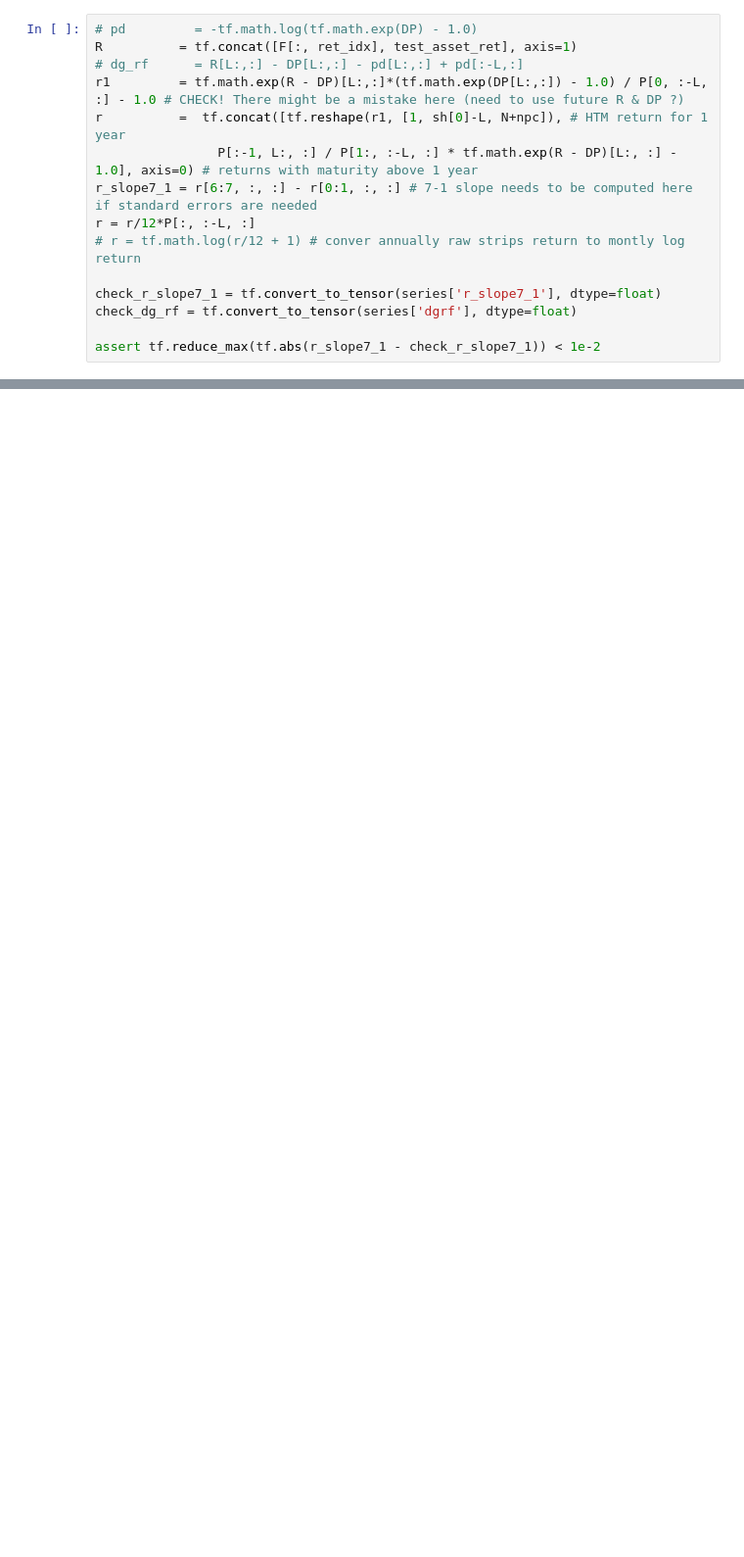
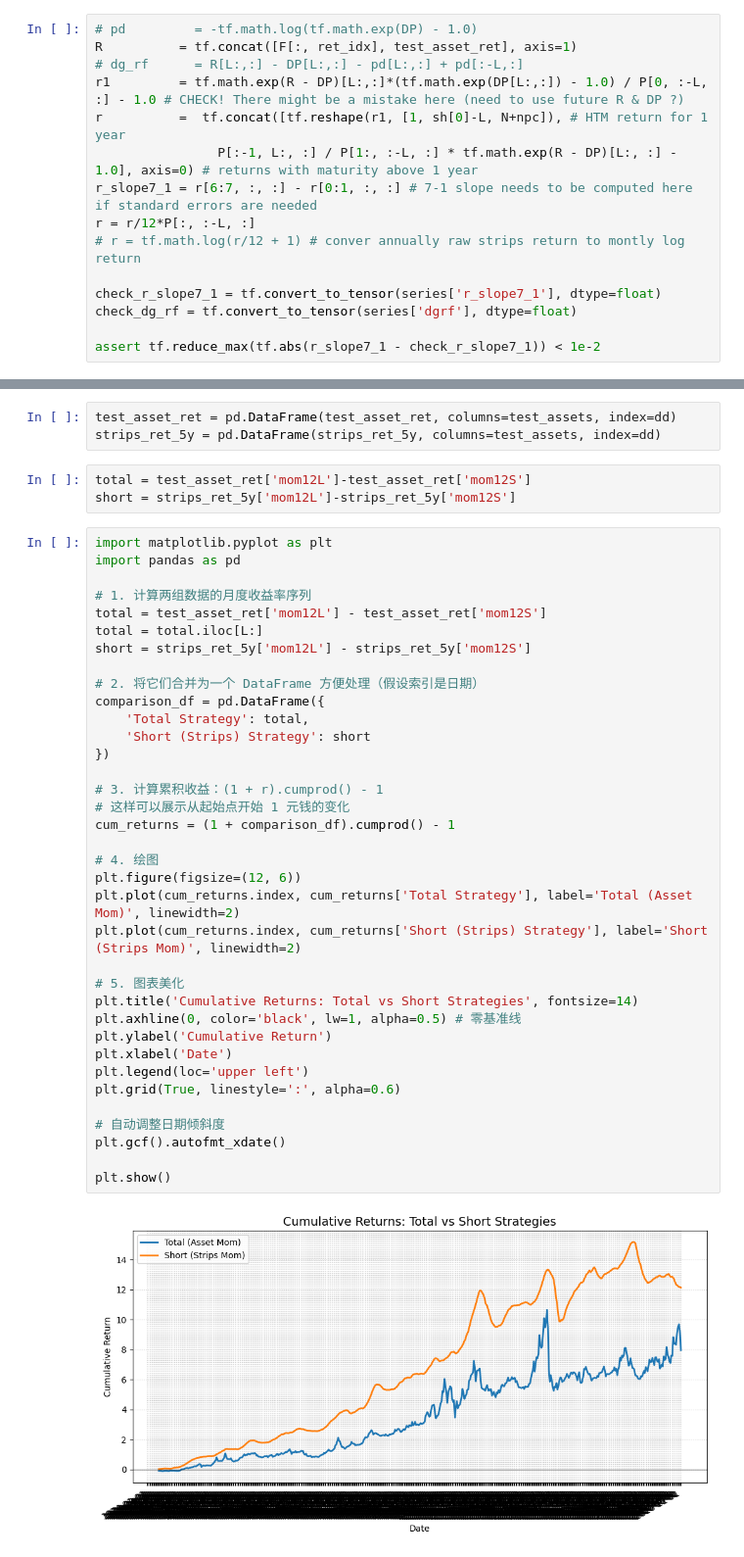
Before and after one commit to TonyHuang241/gkk_2024, a Jupyter notebook: inverse_project.ipynb, the cells around one changed output, grey strips where cells are left out. Shown at 98% size. Saved outputs shown, nothing was run; the diff lists cells and outputs as text; blank space fills up the shorter version.

```diff
--- a/inverse_project.ipynb
+++ b/inverse_project.ipynb
@@ -443,3 +441,47 @@ SyntaxError: invalid syntax (3353804831.py, line 5)
+# %%
+test_asset_ret = pd.DataFrame(test_asset_ret, columns=test_assets, index=dd)
+strips_ret_5y = pd.DataFrame(strips_ret_5y, columns=test_assets, index=dd)
+# %%
+total = test_asset_ret['mom12L']-test_asset_ret['mom12S']
+short = strips_ret_5y['mom12L']-strips_ret_5y['mom12S']
+# %%
+import matplotlib.pyplot as plt
+import pandas as pd
+
+# 1. 计算两组数据的月度收益率序列
+total = test_asset_ret['mom12L'] - test_asset_ret['mom12S']
+total = total.iloc[L:]
+short = strips_ret_5y['mom12L'] - strips_ret_5y['mom12S']
+
+# 2. 将它们合并为一个 DataFrame 方便处理（假设索引是日期）
+comparison_df = pd.DataFrame({
+    'Total Strategy': total,
+    'Short (Strips) Strategy': short
+})
+
+# 3. 计算累积收益：(1 + r).cumprod() - 1
+# 这样可以展示从起始点开始 1 元钱的变化
+cum_returns = (1 + comparison_df).cumprod() - 1
+
+# 4. 绘图
+plt.figure(figsize=(12, 6))
+plt.plot(cum_returns.index, cum_returns['Total Strategy'], label='Total (Asset Mom)', linewidth=2)
+plt.plot(cum_returns.index, cum_returns['Short (Strips) Strategy'], label='Short (Strips Mom)', linewidth=2)
+
+# 5. 图表美化
+plt.title('Cumulative Returns: Total vs Short Strategies', fontsize=14)
+plt.axhline(0, color='black', lw=1, alpha=0.5) # 零基准线
+plt.ylabel('Cumulative Return')
+plt.xlabel('Date')
+plt.legend(loc='upper left')
+plt.grid(True, linestyle=':', alpha=0.6)
+
+# 自动调整日期倾斜度
+plt.gcf().autofmt_xdate()
+
+plt.show()
+# %% [output]
+[figure, added]
 # %%
 import pandas as pd
 import matplotlib.pyplot as plt
```
Also changed, not shown: parts of 2 cells of this notebook.
